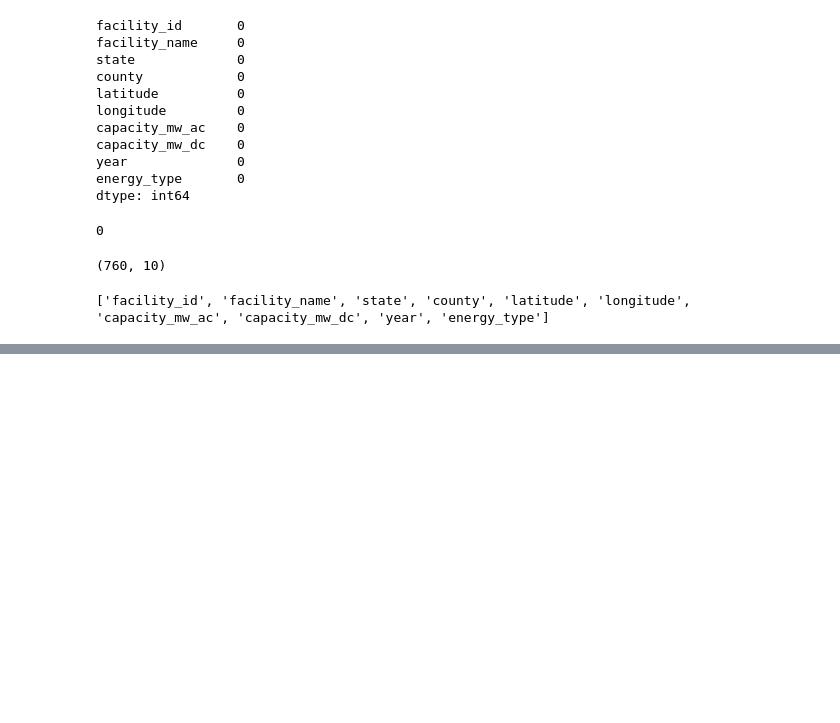
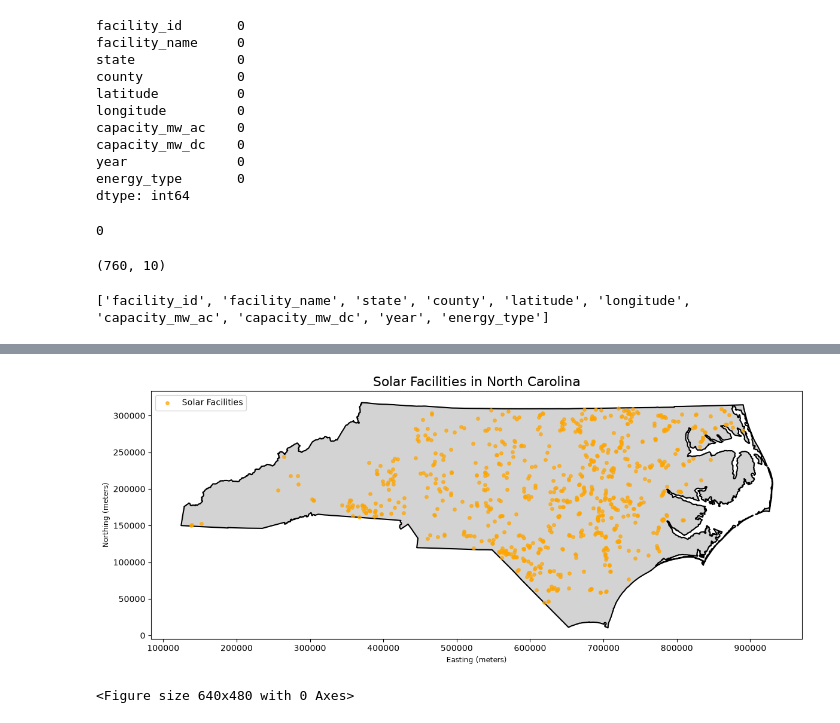
Before and after one commit to lexileach/renewable_transmission, a Jupyter notebook: solar.ipynb, the cells around one changed output, grey strips where cells are left out. Cells and saved outputs as stored; diff of their text form; code cells hidden in the pictures; blank space fills up the shorter version.

Commit message:
solar cleaned!!

```diff
--- a/solar.ipynb
+++ b/solar.ipynb
@@ -155,0 +213,3 @@ print(solar.columns.tolist())
+# %%
+solar_gdf = solar_gdf.to_crs(epsg=32119)
+#Transmission Lines are beneficial to see in meters rather than degrees
@@ -155,0 +241,12 @@ print(solar.columns.tolist())
+# %%
+
+# Load US state boundaries
+states = gpd.read_file(
+    "data/state_boundaries.zip"
+)
+
+nc_boundary = states[states["STUSPS"] == "NC"].copy()
+
+nc_boundary = nc_boundary.to_crs(solar_gdf.crs)
+
+print(nc_boundary.head())
@@ -155,0 +262,45 @@ print(solar.columns.tolist())
+# %%
+
+fig, ax = plt.subplots(figsize=(12, 8))
+
+#  North Carolina boundary
+nc_boundary.plot(
+    ax=ax,
+    color="lightgray",
+    edgecolor="black",
+    linewidth=1.5
+)
+
+# solar facilities
+solar_gdf.plot(
+    ax=ax,
+    color="orange",
+    markersize=15,
+    alpha=0.7,
+    label="Solar Facilities"
+)
+
+ax.set_title(
+    "Solar Facilities in North Carolina",
+    fontsize=16
+)
+
+ax.set_xlabel("Easting (meters)")
+ax.set_ylabel("Northing (meters)")
+
+ax.legend()
+ax.set_aspect("equal")
+
+plt.tight_layout()
+plt.show()
+# %% [output]
+[figure, added]
+# %%
+plt.savefig(
+    "solar_nc_map.png",
+    dpi=300,
+    bbox_inches="tight"
+)
+#saved
+# %% [output]
+<Figure size 640x480 with 0 Axes>
```
Also changed, not shown: parts of 13 cells of this notebook, 7 other files.
